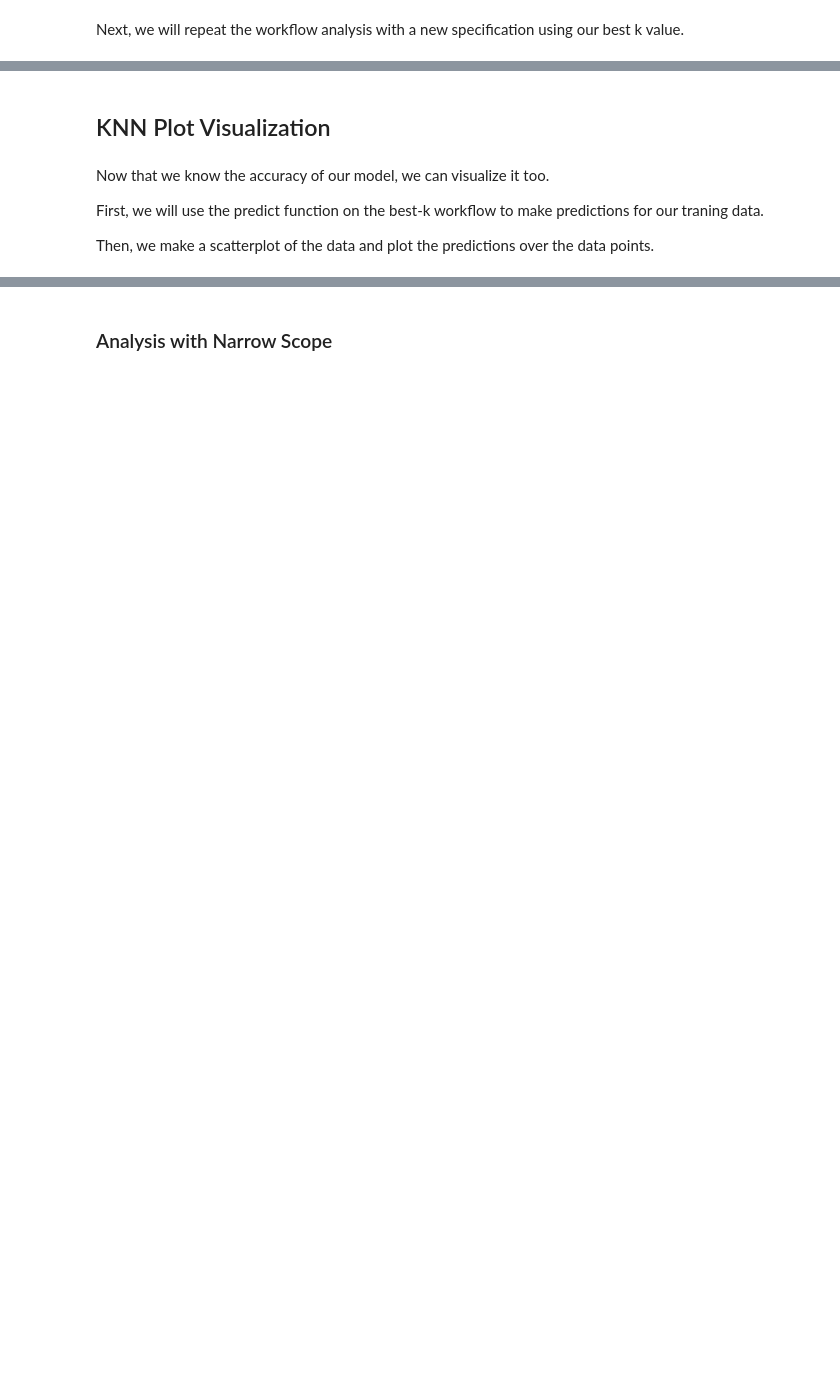
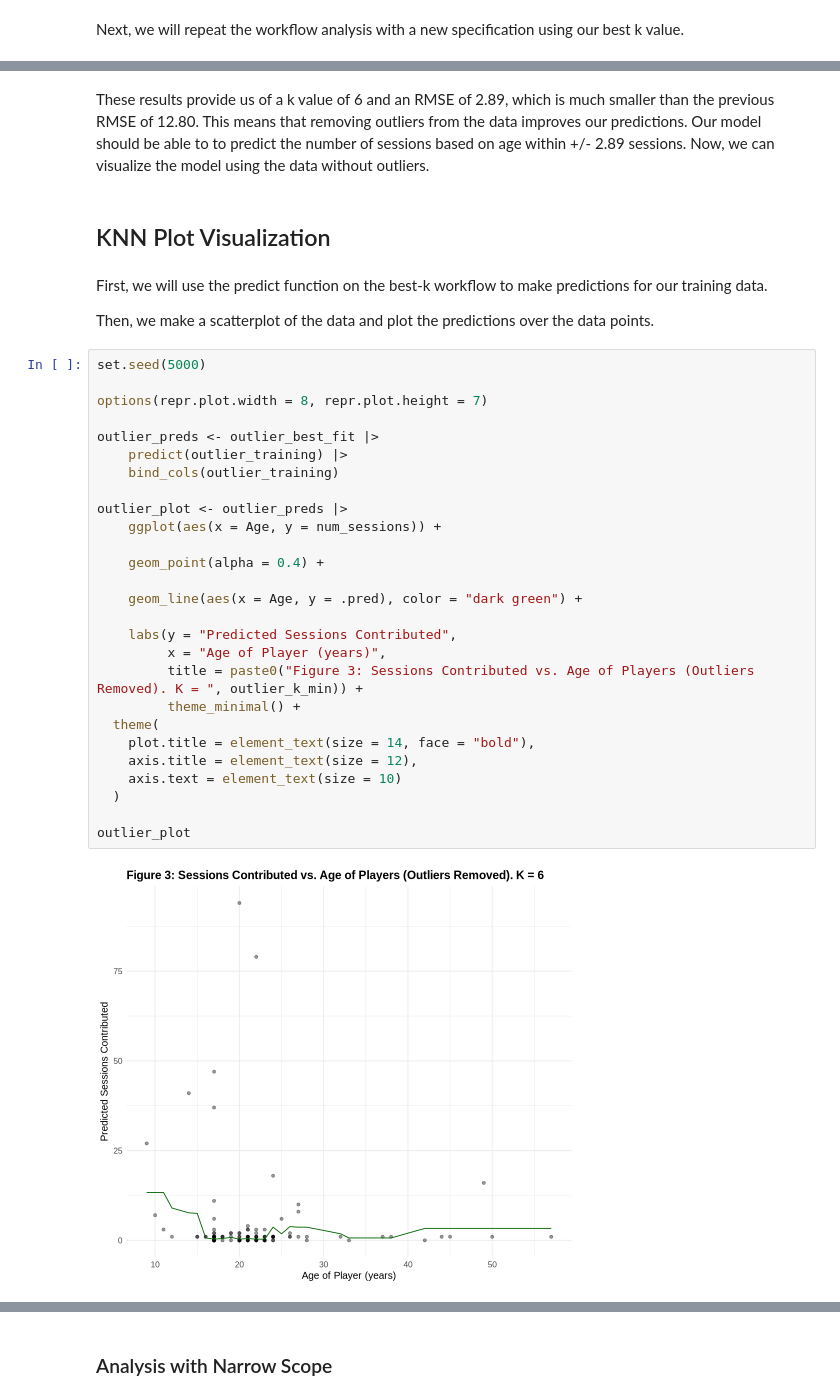
Before and after one commit to glarson5/dsci-100-group-project, a Jupyter notebook: Project Report.ipynb, the cells around one changed output, grey strips where cells are left out. Saved outputs shown, nothing was run; the diff lists cells and outputs as text; blank space fills up the shorter version.

```diff
--- a/Project Report.ipynb
+++ b/Project Report.ipynb
@@ -393,9 +477,38 @@ Our RMSE metric is 44.12. This means that our model will be able to predict the
+# %% [markdown]
+These results provide us of a k value of 6 and an RMSE of 2.89, which is much smaller than the previous RMSE of 12.80. This means that removing outliers from the data improves our predictions. Our model should be able to to predict the number of sessions based on age within +/- 2.89 sessions. Now, we can visualize the model using the data without outliers.
 # %% [markdown]
 ## KNN Plot Visualization
 # %% [markdown]
-Now that we know the accuracy of our model, we can visualize it too.
-
-First, we will use the predict function on the best-k workflow to make predictions for our traning data.
+First, we will use the predict function on the best-k workflow to make predictions for our training data.
 
 Then, we make a scatterplot of the data and plot the predictions over the data points.
+# %%
+set.seed(5000)
+
+options(repr.plot.width = 8, repr.plot.height = 7)
+
+outlier_preds <- outlier_best_fit |>
+    predict(outlier_training) |>
+    bind_cols(outlier_training)
+
+outlier_plot <- outlier_preds |>
+    ggplot(aes(x = Age, y = num_sessions)) +
+
+    geom_point(alpha = 0.4) +
+
+    geom_line(aes(x = Age, y = .pred), color = "dark green") +
+
+    labs(y = "Predicted Sessions Contributed",
+         x = "Age of Player (years)",
+         title = paste0("Figure 3: Sessions Contributed vs. Age of Players (Outliers Removed). K = ", outlier_k_min)) +
+         theme_minimal() +
+  theme(
+    plot.title = element_text(size = 14, face = "bold"),
+    axis.title = element_text(size = 12),
+    axis.text = element_text(size = 10)
+  )
+
+outlier_plot
+# %% [output]
+[figure, new version]
 # %%
```
Also changed, not shown: parts of 36 cells of this notebook.
